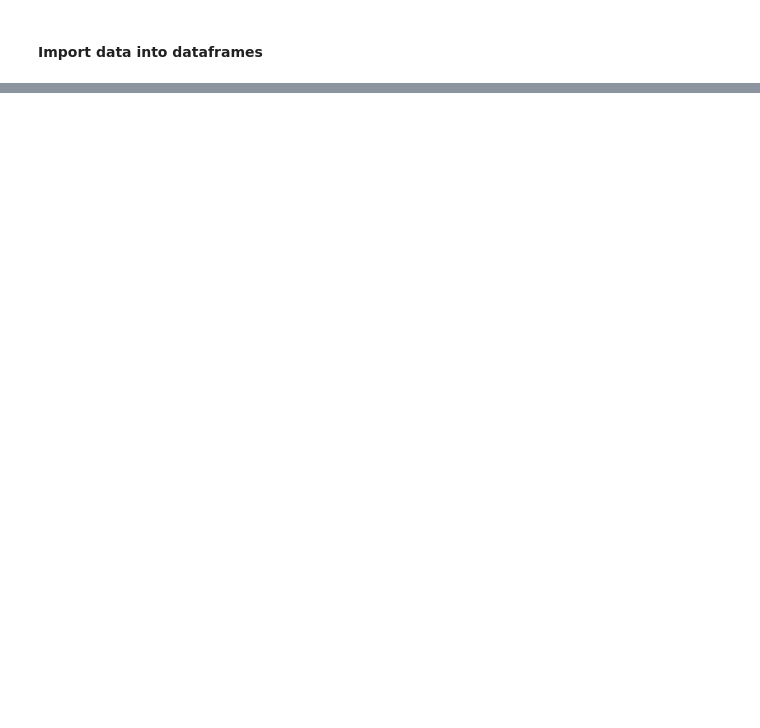
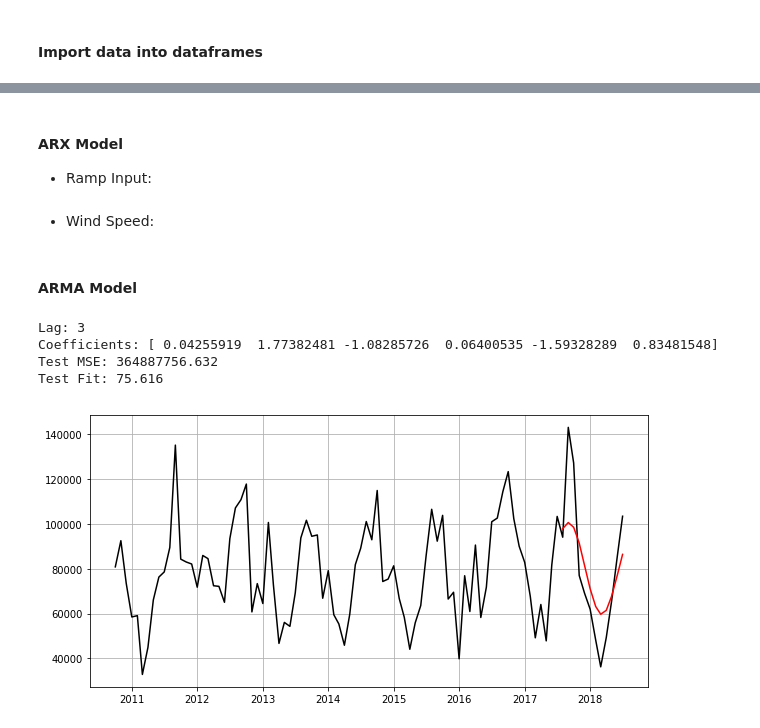
Before and after one commit to fernandarp/Wind-Energy-Forecasting, a Jupyter notebook: view/main_view.ipynb, the cells around one changed output, grey strips where cells are left out. Drawn from its saved outputs; the diff is of its cells as text; code cells hidden in the pictures; blank space fills up the shorter version.

```diff
--- a/view/main_view.ipynb
+++ b/view/main_view.ipynb
@@ -57,0 +105,32 @@ plt.show()
+# %% [markdown]
+#### ARX Model
+
+* Ramp Input:
+# %% [markdown]
+* Wind Speed:
+# %% [markdown]
+#### ARMA Model
+# %%
+import arma_model
+import warnings
+
+warnings.filterwarnings('ignore')
+
+ARMA = arma_model.ARMAModel(np.array(data['Energy']), test_size)
+predictions = ARMA.run_ARMA()
+
+error = mean_squared_error(ARMA.test*std + mean, predictions*std + mean)
+fit = (1 - np.sqrt(error)/mean)*100
+print('Test MSE: %.3f' % error)
+print('Test Fit: %.3f' % fit)
+
+fig = plt.figure(figsize=(10,5))
+plt.plot(data['Date'], arr_energy[0]['Energy'], 'k', data['Date'][-test_size:], predictions * std + mean, 'r')
+plt.grid(True)
+plt.show()
+# %% [output]
+Lag: 3
+Coefficients: [ 0.04255919  1.77382481 -1.08285726  0.06400535 -1.59328289  0.83481548]
+Test MSE: 364887756.632
+Test Fit: 75.616
+[figure, added]
```
Also changed, not shown: parts of 9 cells of this notebook, 8 other files.
